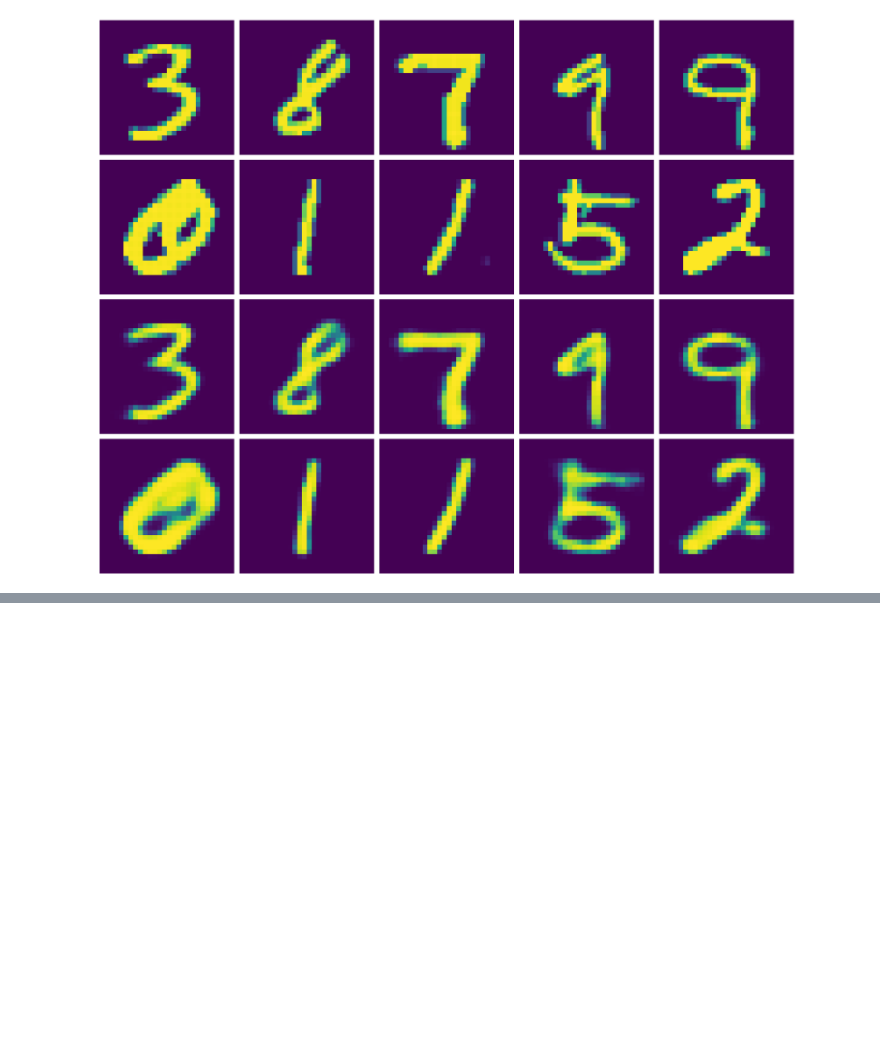
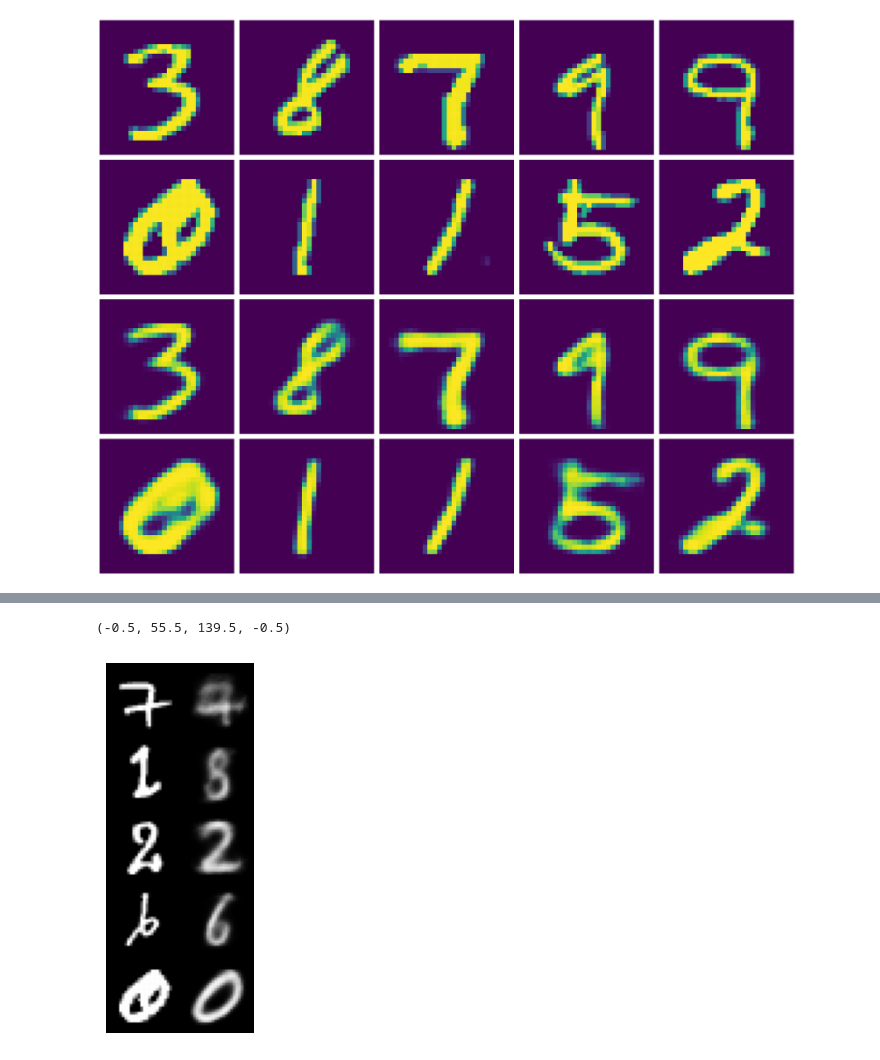
Before and after one commit to secondvoca/sdc_ae_23, a Jupyter notebook: exp_0707.ipynb, the cells around one changed output, grey strips where cells are left out. Saved outputs shown, nothing was run; the diff lists cells and outputs as text; code cells hidden in the pictures; blank space fills up the shorter version.

```diff
--- a/exp_0707.ipynb
+++ b/exp_0707.ipynb
@@ -288,0 +330,3 @@ Now, it is working on cuda:0.
+# %%
+target_indices = [38, 70, 390, 892, 10005]
+tartget = manager.training_data.data[target_indices]
@@ -288,0 +347,21 @@ Now, it is working on cuda:0.
+# %%
+import torch
+import matplotlib.pyplot as plt
+
+img = torch.zeros(28 * 5, 28 * 2)
+
+for i in range(5):
+    img[i * 28:(i + 1) * 28, :28] = tartget[i].view([28, 28])
+
+with torch.no_grad():
+    pred = manager.model(tartget)
+
+for i in range(5):
+    img[i * 28:(i + 1) * 28, 28:] = pred[i].view([28, 28])
+
+plt.imshow(img, cmap='gray')
+plt.axis('off')
+plt.show()
+# %% [output]
+(-0.5, 55.5, 139.5, -0.5)
+[figure, added]
```
Also changed, not shown: parts of 7 cells of this notebook, 4 other files.
